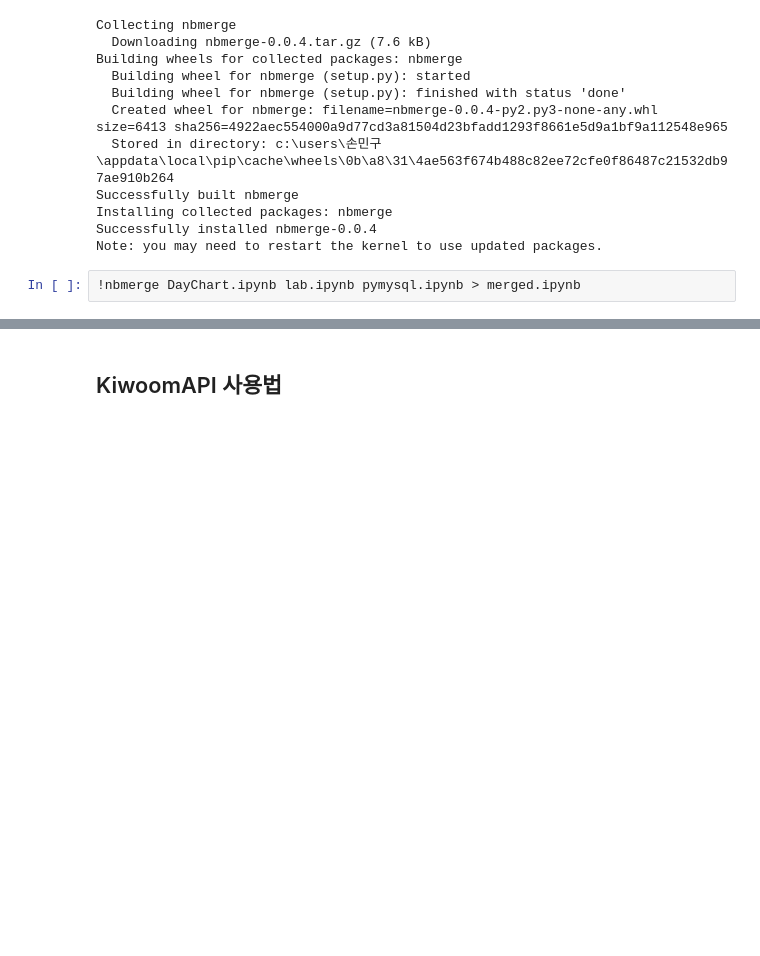
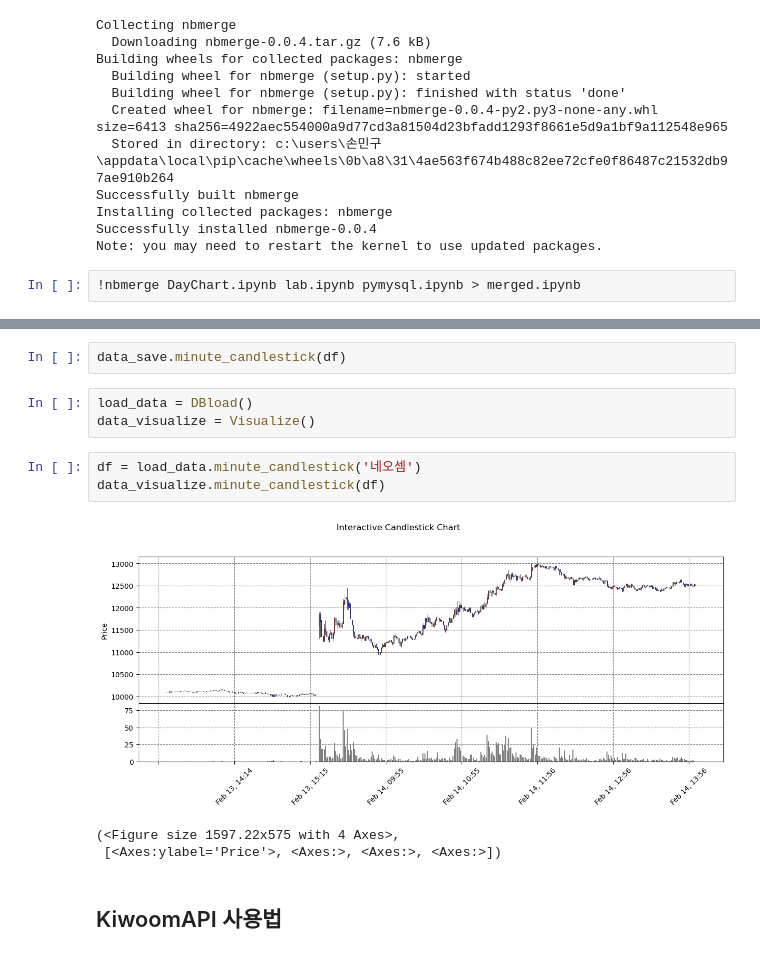
Before and after one commit to LiberSlave/trading, a Jupyter notebook: Excel/lab.ipynb, the cells around one changed output, grey strips where cells are left out. Saved outputs shown, nothing was run; the diff lists cells and outputs as text; blank space fills up the shorter version.

```diff
--- a/Excel/lab.ipynb
+++ b/Excel/lab.ipynb
@@ -905,3 +1073,15 @@ Note: you may need to restart the kernel to use updated packages.
+# %%
+data_save.minute_candlestick(df)
+# %%
+load_data = DBload()
+data_visualize = Visualize()
+# %%
+df = load_data.minute_candlestick('네오셈')
+data_visualize.minute_candlestick(df)
+# %% [output]
+[figure, added]
+(<Figure size 1597.22x575 with 4 Axes>,
+ [<Axes:ylabel='Price'>, <Axes:>, <Axes:>, <Axes:>])
 # %% [markdown]
 ## KiwoomAPI 사용법
 # %% [markdown]
```
Also changed, not shown: parts of 27 cells of this notebook, 3 other files.
